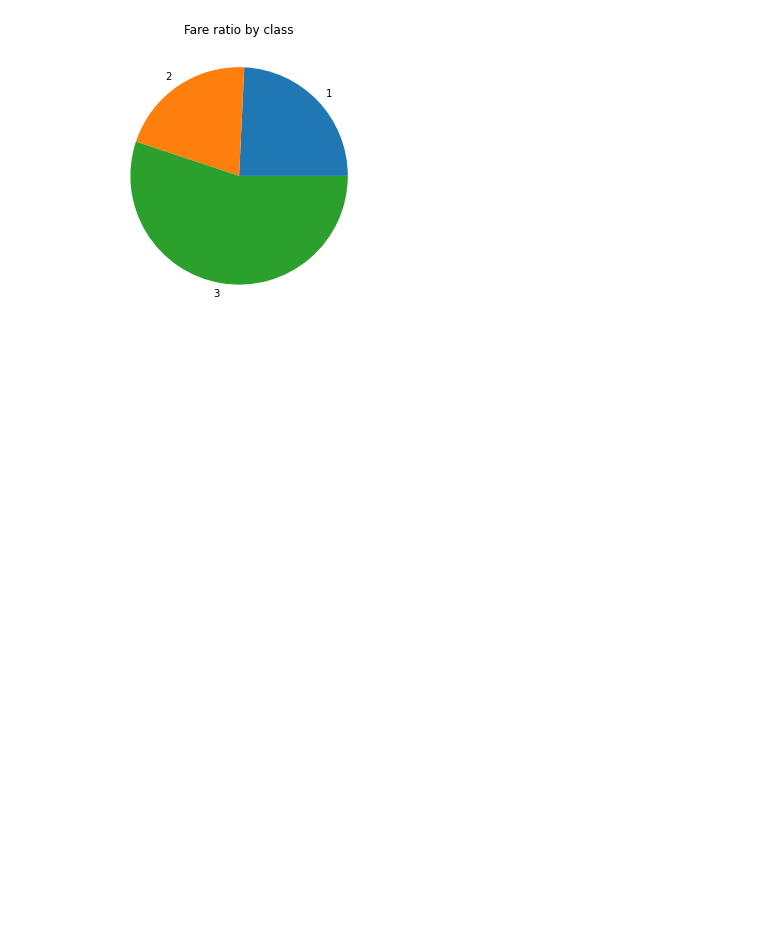
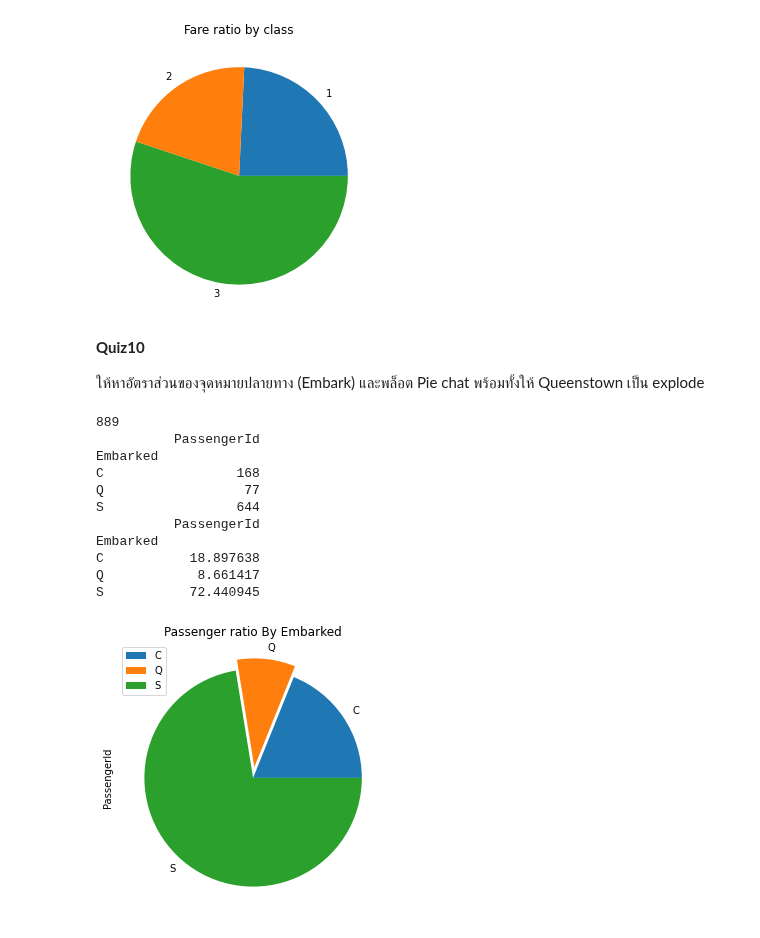
Before and after one commit to deen666/Homework_DataCamp2, a Jupyter notebook: Matplotlib/Matplotlib.ipynb, the cells around one changed output. Saved outputs shown, nothing was run; the diff lists cells and outputs as text; code cells hidden in the pictures; blank space fills up the shorter version.

Commit message:
Commit Quiz1-15

```diff
--- a/Matplotlib/Matplotlib.ipynb
+++ b/Matplotlib/Matplotlib.ipynb
@@ -210,3 +209,34 @@ plt.title('Fare ratio by class')
 plt.show()
 # %% [output]
 [figure]
+# %% [markdown]
+**Quiz10**
+
+ให้หาอัตราส่วนของจุดหมายปลายทาง (Embark) และพล็อต Pie chat พร้อมทั้งให้ Queenstown เป็น explode
+# %%
+#Quiz10
+#print(df.groupby(['Pclass'])['Fare'].count())
+CountEmbarked = df['Embarked'].count()
+CountEmbarked2 = df.groupby(['Embarked']).agg({'PassengerId': 'count'})
+#CountEmbarked2 = df.groupby(['Embarked'])['PassengerId'].count()
+RatioByEmbarked = CountEmbarked2.apply(lambda x:100 * x / CountEmbarked)
+print(CountEmbarked)
+print(CountEmbarked2)
+print(RatioByEmbarked)
+
+explode = [0,0.1,0]
+plot = RatioByEmbarked.plot.pie(y='PassengerId', figsize=(5, 5), explode=explode);plt.title('Passenger ratio By Embarked')
+plt.show()
+# %% [output]
+889
+          PassengerId
+Embarked
+C                 168
+Q                  77
+S                 644
+          PassengerId
+Embarked
+C           18.897638
+Q            8.661417
+S           72.440945
+[figure, added]
```
Also changed, not shown: parts of 14 cells of this notebook.
